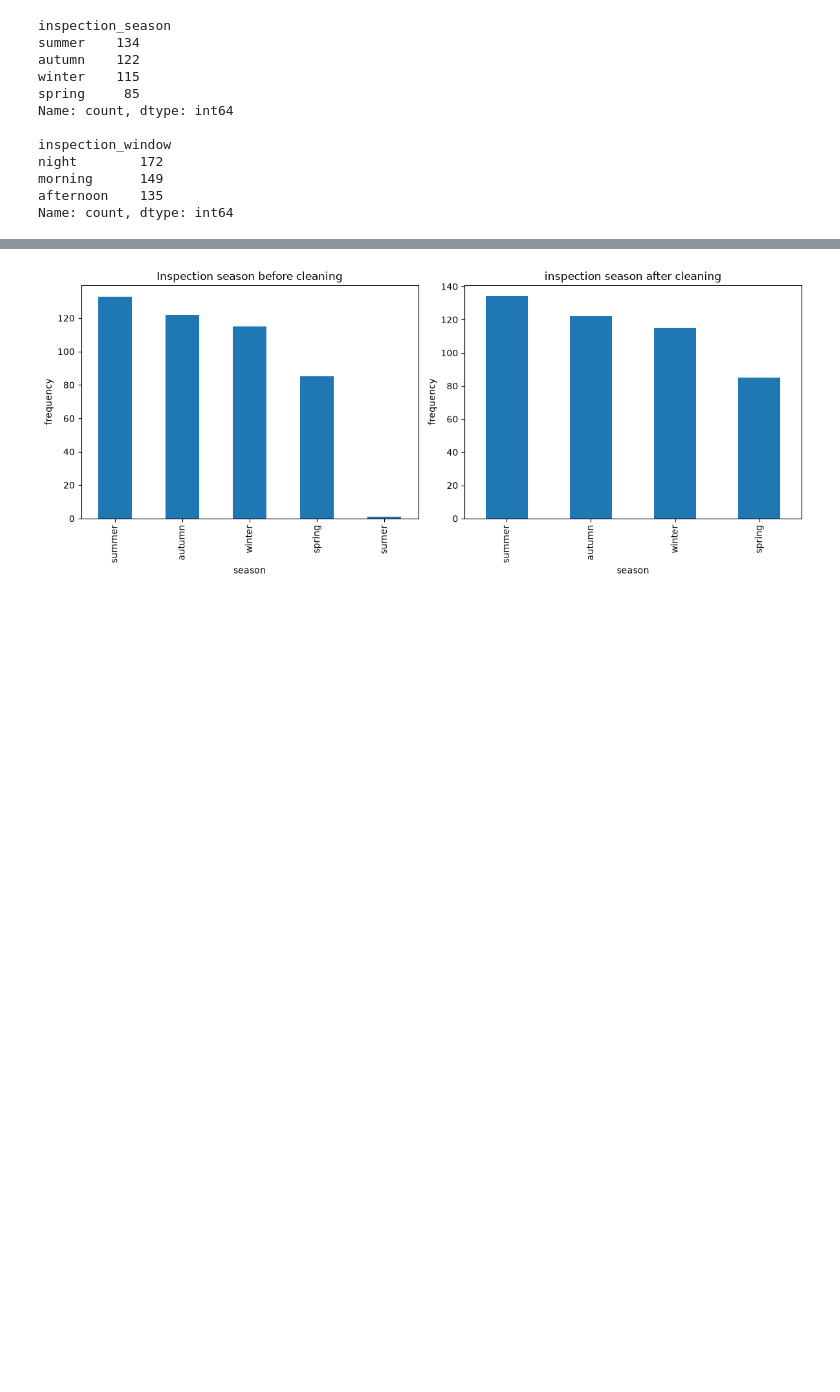
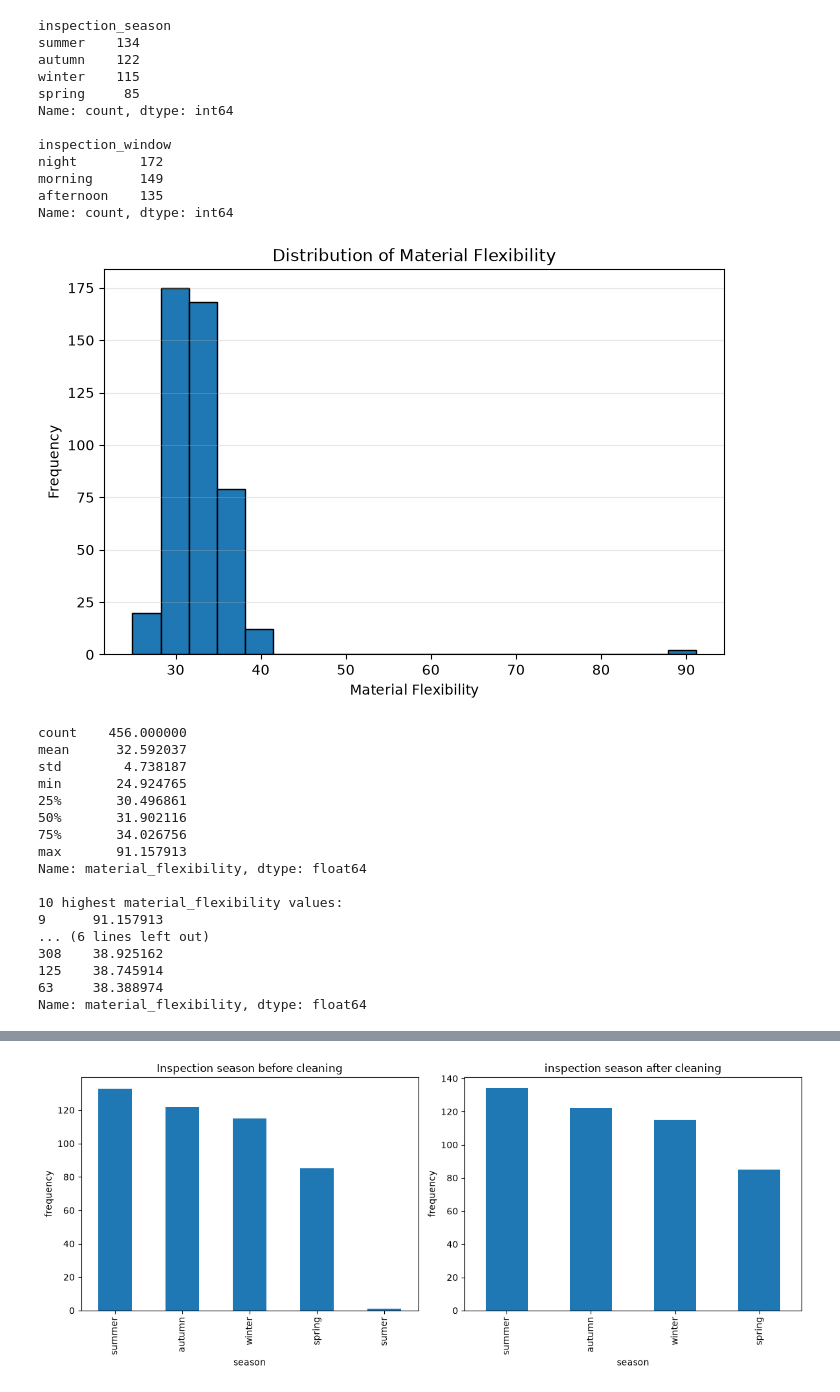
Before and after one commit to GoneVamshi/urban-infrastructure-ml, a Jupyter notebook: notebooks/analysis.ipynb, the cells around one changed output, grey strips where cells are left out. Drawn from its saved outputs; the diff is of its cells as text; code cells hidden in the pictures; blank space fills up the shorter version.

Commit message:
Investigate numerical feature distributions using histograms

```diff
--- a/notebooks/analysis.ipynb
+++ b/notebooks/analysis.ipynb
@@ -444,3 +444,37 @@ night        172
 morning      149
 afternoon    135
 Name: count, dtype: int64
+# %%
+import matplotlib.pyplot as plt
+plt.figure(figsize=(8,5))
+plt.hist(df_clean["material_flexibility"].dropna(),bins=20,edgecolor="black")
+
+plt.title("Distribution of Material Flexibility")
+plt.xlabel("Material Flexibility")
+plt.ylabel("Frequency")
+plt.grid(axis="y",alpha=0.3)
+plt.show()
+
+print(df_clean["material_flexibility"].describe())
+
+print("\n10 highest material_flexibility values:")
+print(df_clean["material_flexibility"].nlargest(10))
+# %% [output]
+[figure, added]
+count    456.000000
+mean      32.592037
+std        4.738187
+min       24.924765
+25%       30.496861
+50%       31.902116
+75%       34.026756
+max       91.157913
+Name: material_flexibility, dtype: float64
+
+10 highest material_flexibility values:
+9      91.157913
+... (6 lines left out)
+308    38.925162
+125    38.745914
+63     38.388974
+Name: material_flexibility, dtype: float64
```
Also changed, not shown: parts of 11 cells of this notebook.
